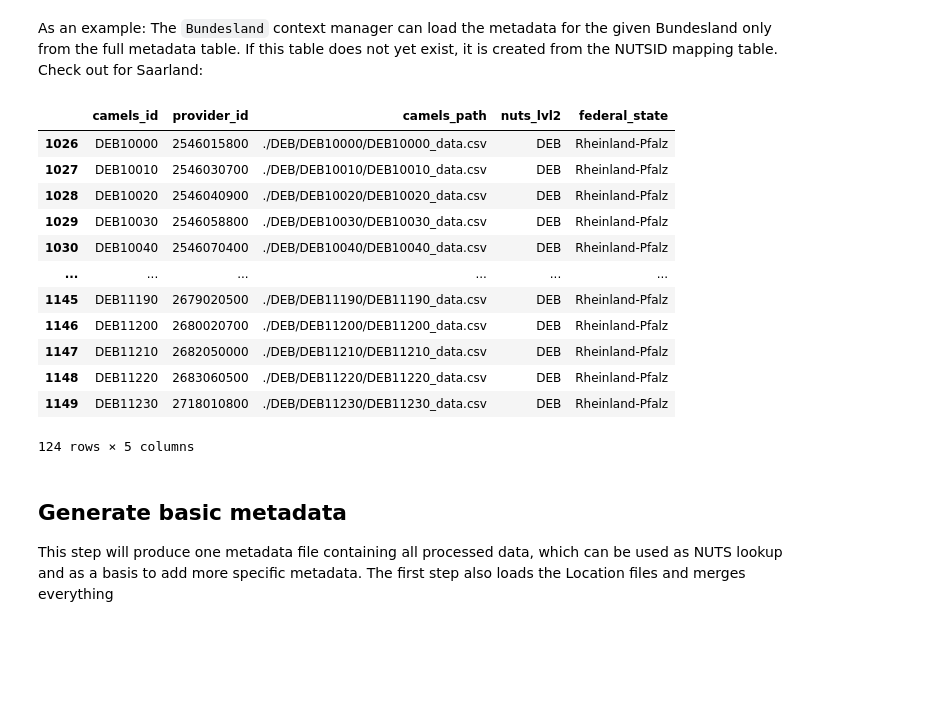
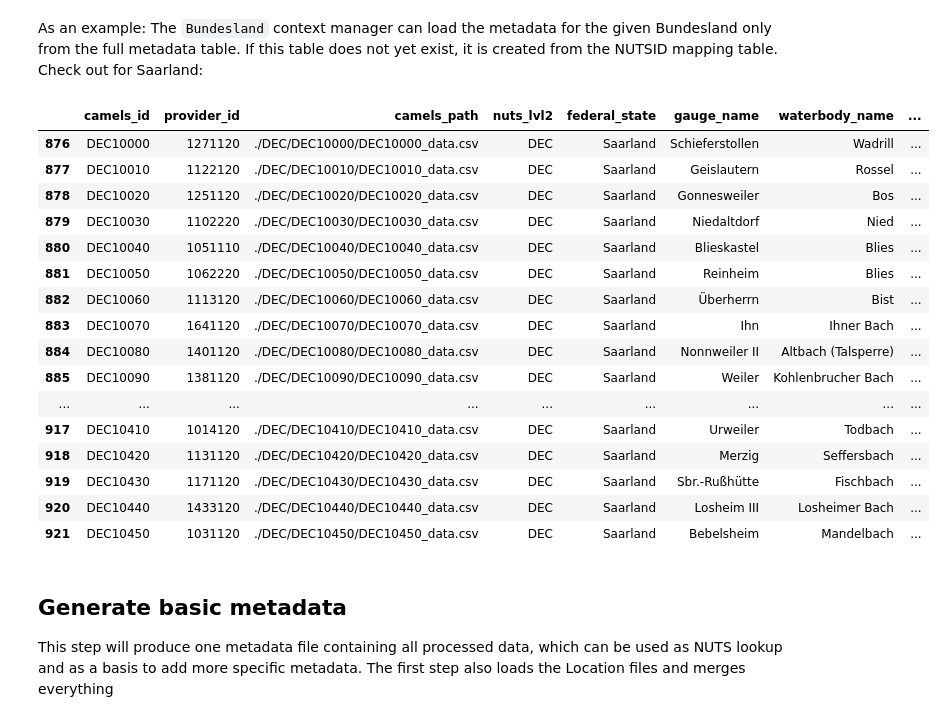
Before and after one commit to CAMELS-DE/camelsp, a Jupyter notebook: scripts/merge_metadata.ipynb, the cells around one changed output. Saved outputs shown, nothing was run; the diff lists cells and outputs as text; code cells hidden in the pictures; blank space fills up the shorter version.

```diff
--- a/scripts/merge_metadata.ipynb
+++ b/scripts/merge_metadata.ipynb
@@ -19,24 +19,28 @@ from camelsp import Bundesland, util
 # %% [markdown]
 As an example: The `Bundesland` context manager can load the metadata for the given Bundesland only from the full metadata table. If this table does not yet exist, it is created from the NUTSID mapping table. Check out for Saarland:
 # %%
-with Bundesland('DEB') as bl:
+with Bundesland('DEC') as bl:
     dec_meta = bl.metadata
 
 dec_meta
 # %% [output]
-|  | camels_id | provider_id | camels_path | nuts_lvl2 | federal_state |
-| 1026 | DEB10000 | 2546015800 | ./DEB/DEB10000/DEB10000_data.csv | DEB | Rheinland-Pfalz |
-| 1027 | DEB10010 | 2546030700 | ./DEB/DEB10010/DEB10010_data.csv | DEB | Rheinland-Pfalz |
-| 1028 | DEB10020 | 2546040900 | ./DEB/DEB10020/DEB10020_data.csv | DEB | Rheinland-Pfalz |
-| 1029 | DEB10030 | 2546058800 | ./DEB/DEB10030/DEB10030_data.csv | DEB | Rheinland-Pfalz |
-| 1030 | DEB10040 | 2546070400 | ./DEB/DEB10040/DEB10040_data.csv | DEB | Rheinland-Pfalz |
-| ... | ... | ... | ... | ... | ... |
-| 1145 | DEB11190 | 2679020500 | ./DEB/DEB11190/DEB11190_data.csv | DEB | Rheinland-Pfalz |
-| 1146 | DEB11200 | 2680020700 | ./DEB/DEB11200/DEB11200_data.csv | DEB | Rheinland-Pfalz |
-| 1147 | DEB11210 | 2682050000 | ./DEB/DEB11210/DEB11210_data.csv | DEB | Rheinland-Pfalz |
-| 1148 | DEB11220 | 2683060500 | ./DEB/DEB11220/DEB11220_data.csv | DEB | Rheinland-Pfalz |
-| 1149 | DEB11230 | 2718010800 | ./DEB/DEB11230/DEB11230_data.csv | DEB | Rheinland-Pfalz |
+|  | camels_id | provider_id | camels_path | nuts_lvl2 | federal_state | gauge_name | waterbody_name | ... |
+| 876 | DEC10000 | 1271120 | ./DEC/DEC10000/DEC10000_data.csv | DEC | Saarland | Schieferstollen | Wadrill | ... |
+| 877 | DEC10010 | 1122120 | ./DEC/DEC10010/DEC10010_data.csv | DEC | Saarland | Geislautern | Rossel | ... |
+| 878 | DEC10020 | 1251120 | ./DEC/DEC10020/DEC10020_data.csv | DEC | Saarland | Gonnesweiler | Bos | ... |
+| 879 | DEC10030 | 1102220 | ./DEC/DEC10030/DEC10030_data.csv | DEC | Saarland | Niedaltdorf | Nied | ... |
+| 880 | DEC10040 | 1051110 | ./DEC/DEC10040/DEC10040_data.csv | DEC | Saarland | Blieskastel | Blies | ... |
+| 881 | DEC10050 | 1062220 | ./DEC/DEC10050/DEC10050_data.csv | DEC | Saarland | Reinheim | Blies | ... |
+| 882 | DEC10060 | 1113120 | ./DEC/DEC10060/DEC10060_data.csv | DEC | Saarland | Überherrn | Bist | ... |
+| 883 | DEC10070 | 1641120 | ./DEC/DEC10070/DEC10070_data.csv | DEC | Saarland | Ihn | Ihner Bach | ... |
+| 884 | DEC10080 | 1401120 | ./DEC/DEC10080/DEC10080_data.csv | DEC | Saarland | Nonnweiler II | Altbach (Talsperre) | ... |
+| 885 | DEC10090 | 1381120 | ./DEC/DEC10090/DEC10090_data.csv | DEC | Saarland | Weiler | Kohlenbrucher Bach | ... |
+| ... | ... | ... | ... | ... | ... | ... | ... | ... |
+| 917 | DEC10410 | 1014120 | ./DEC/DEC10410/DEC10410_data.csv | DEC | Saarland | Urweiler | Todbach | ... |
+| 918 | DEC10420 | 1131120 | ./DEC/DEC10420/DEC10420_data.csv | DEC | Saarland | Merzig | Seffersbach | ... |
+| 919 | DEC10430 | 1171120 | ./DEC/DEC10430/DEC10430_data.csv | DEC | Saarland | Sbr.-Rußhütte | Fischbach | ... |
+| 920 | DEC10440 | 1433120 | ./DEC/DEC10440/DEC10440_data.csv | DEC | Saarland | Losheim III | Losheimer Bach | ... |
+| 921 | DEC10450 | 1031120 | ./DEC/DEC10450/DEC10450_data.csv | DEC | Saarland | Bebelsheim | Mandelbach | ... |
-124 rows × 5 columns
 # %% [markdown]
 ## Generate basic metadata
 
```
Also changed, not shown: parts of 6 cells of this notebook.
